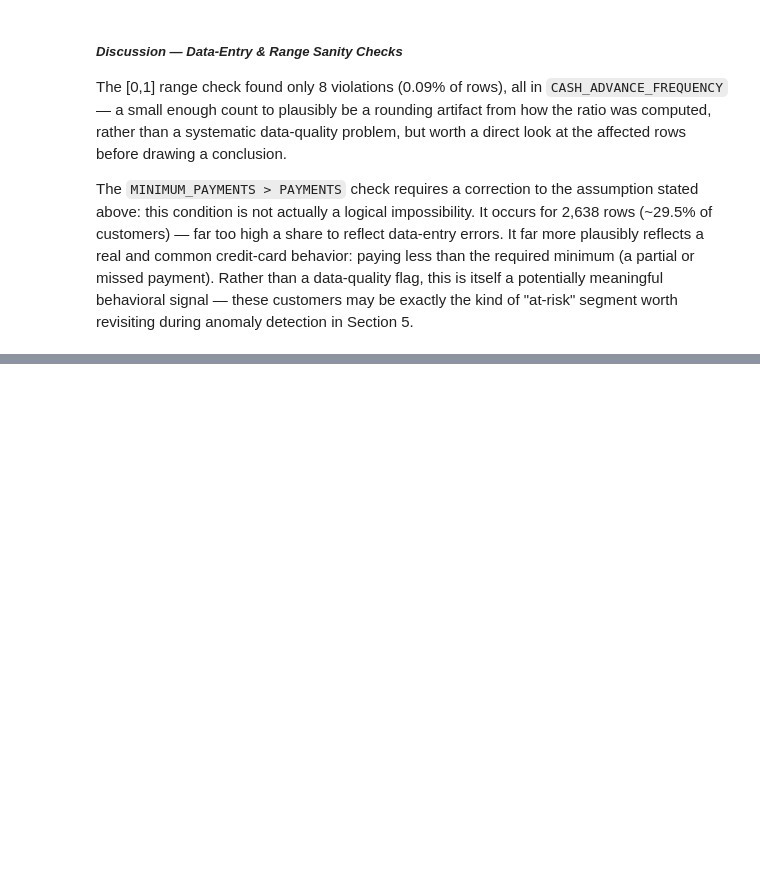
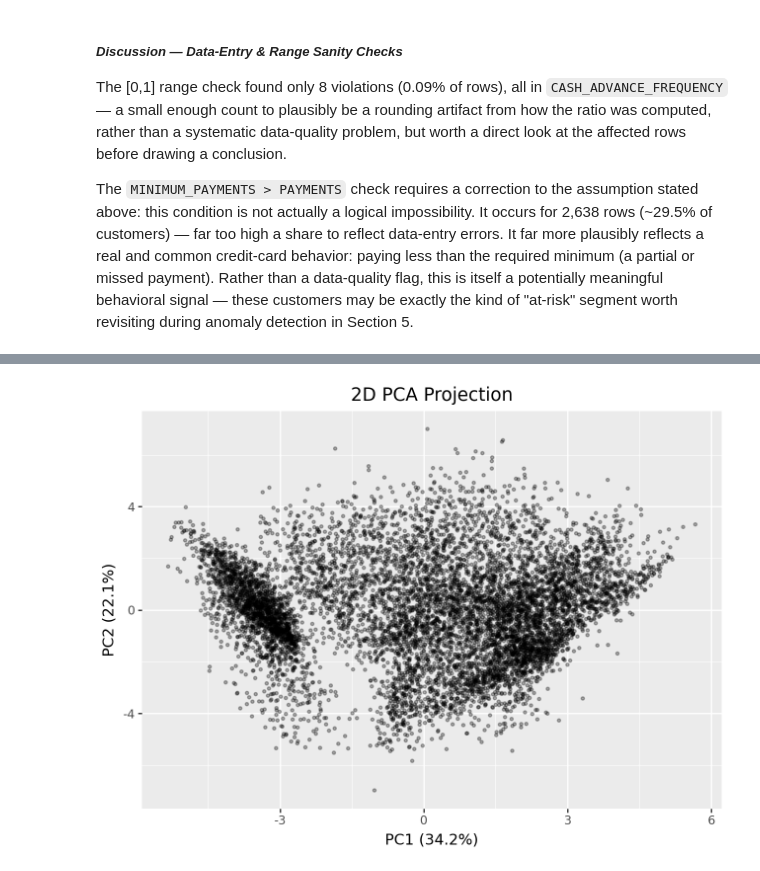
Before and after one commit to idowein/data-science-course-HIT, a Jupyter notebook: HW3/HW3.ipynb, the cells around one changed output, grey strips where cells are left out. Cells and saved outputs as stored; diff of their text form; code cells hidden in the pictures; blank space fills up the shorter version.

```diff
--- a/HW3/HW3.ipynb
+++ b/HW3/HW3.ipynb
@@ -580,0 +824,17 @@ potentially meaningful behavioral signal — these customers may be exactly the
+# %%
+pca_2d = PCA(n_components=2, random_state=42)
+components_2d = pca_2d.fit_transform(X_scaled)
+
+proj_2d = pd.DataFrame(components_2d, columns=["PC1", "PC2"], index=X_scaled.index)
+
+(
+    pln.ggplot(proj_2d, pln.aes(x="PC1", y="PC2"))
+    + pln.geom_point(alpha=0.3, size=0.8)
+    + pln.labs(
+        title="2D PCA Projection",
+        x=f"PC1 ({pca_2d.explained_variance_ratio_[0]:.1%})",
+        y=f"PC2 ({pca_2d.explained_variance_ratio_[1]:.1%})",
+    )
+)
+# %% [output]
+[figure, added]
```
Also changed, not shown: parts of 28 cells of this notebook.
